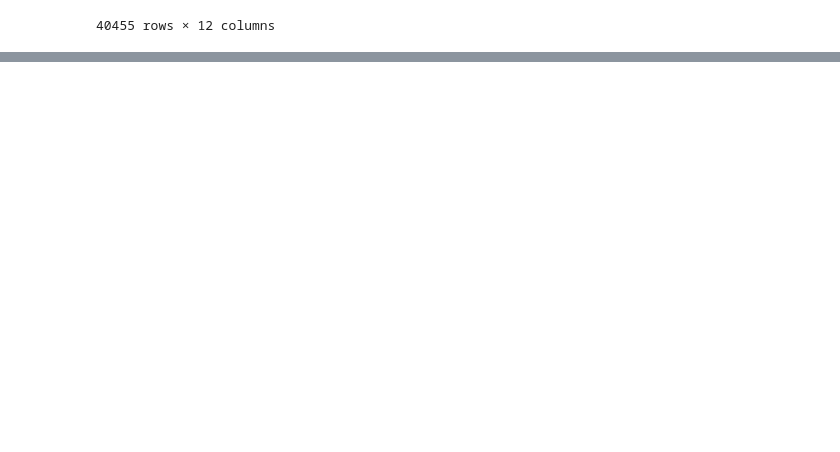
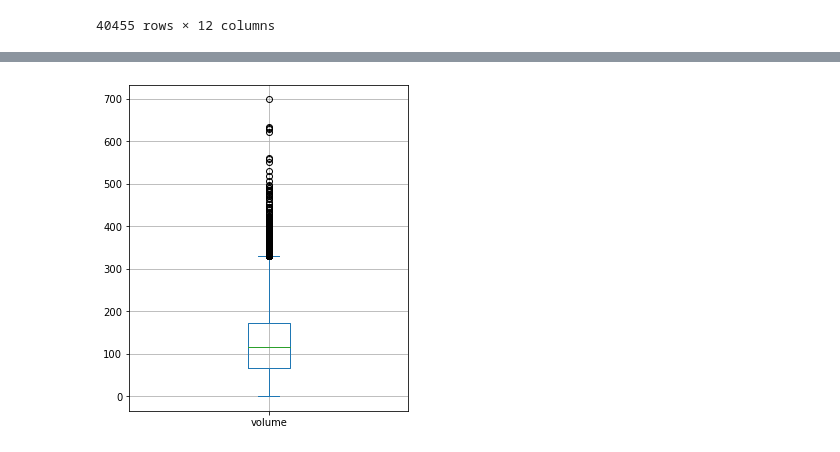
Before and after one commit to elvestevez/challenges, a Jupyter notebook: diamonds/diamonds_analysis.ipynb, the cells around one changed output, grey strips where cells are left out. Saved outputs shown, nothing was run; the diff lists cells and outputs as text; code cells hidden in the pictures; blank space fills up the shorter version.

```diff
--- a/diamonds/diamonds_analysis.ipynb
+++ b/diamonds/diamonds_analysis.ipynb
@@ -105,0 +174,7 @@ diamonds.describe()
+# %%
+# summary statistics carat
+ax = diamonds[diamonds['volume'] != diamonds['volume'].max()]['volume'].plot.box(figsize=(5, 6))
+plt.grid()
+plt.show()
+# %% [output]
+[figure, added]
```
Also changed, not shown: parts of 38 cells of this notebook.
